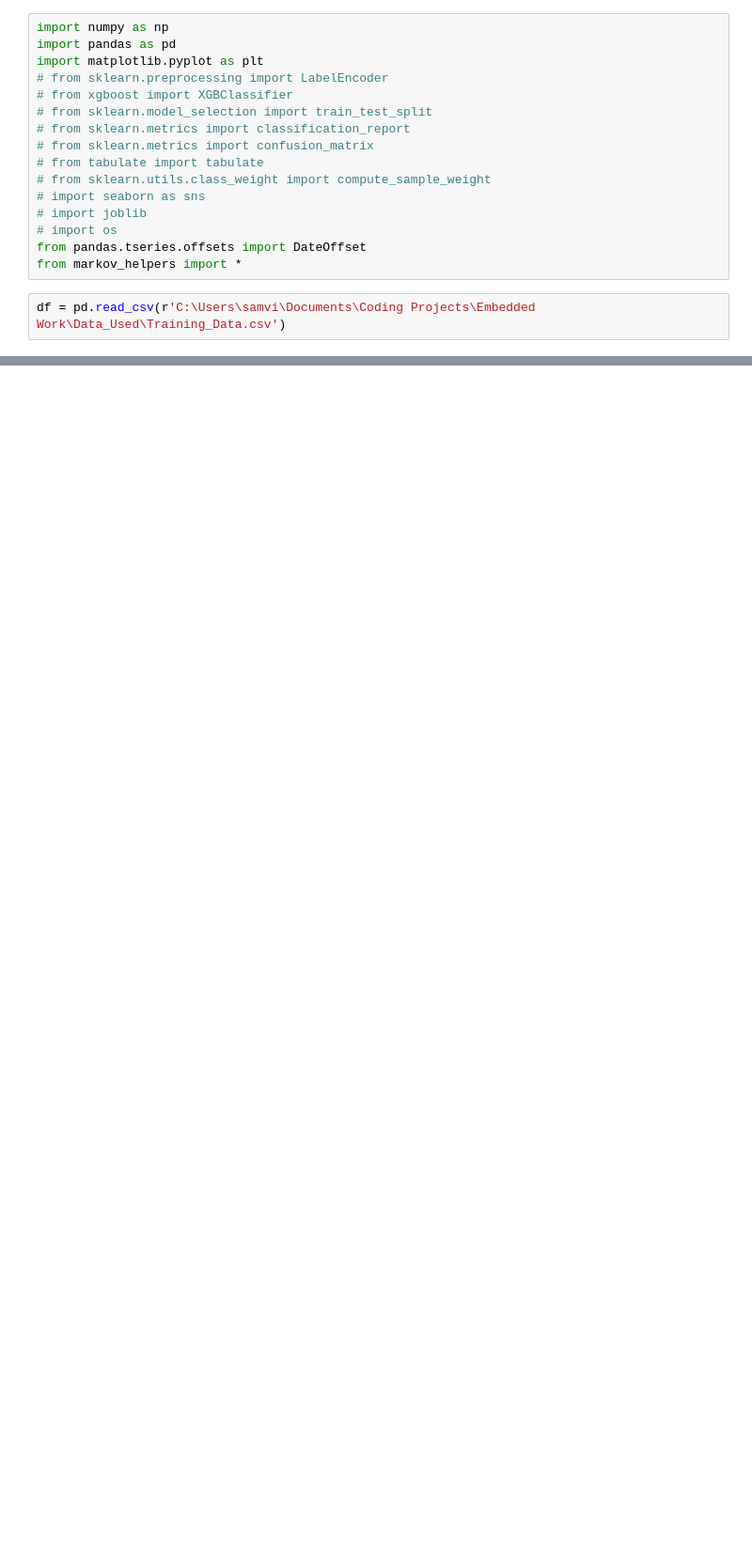
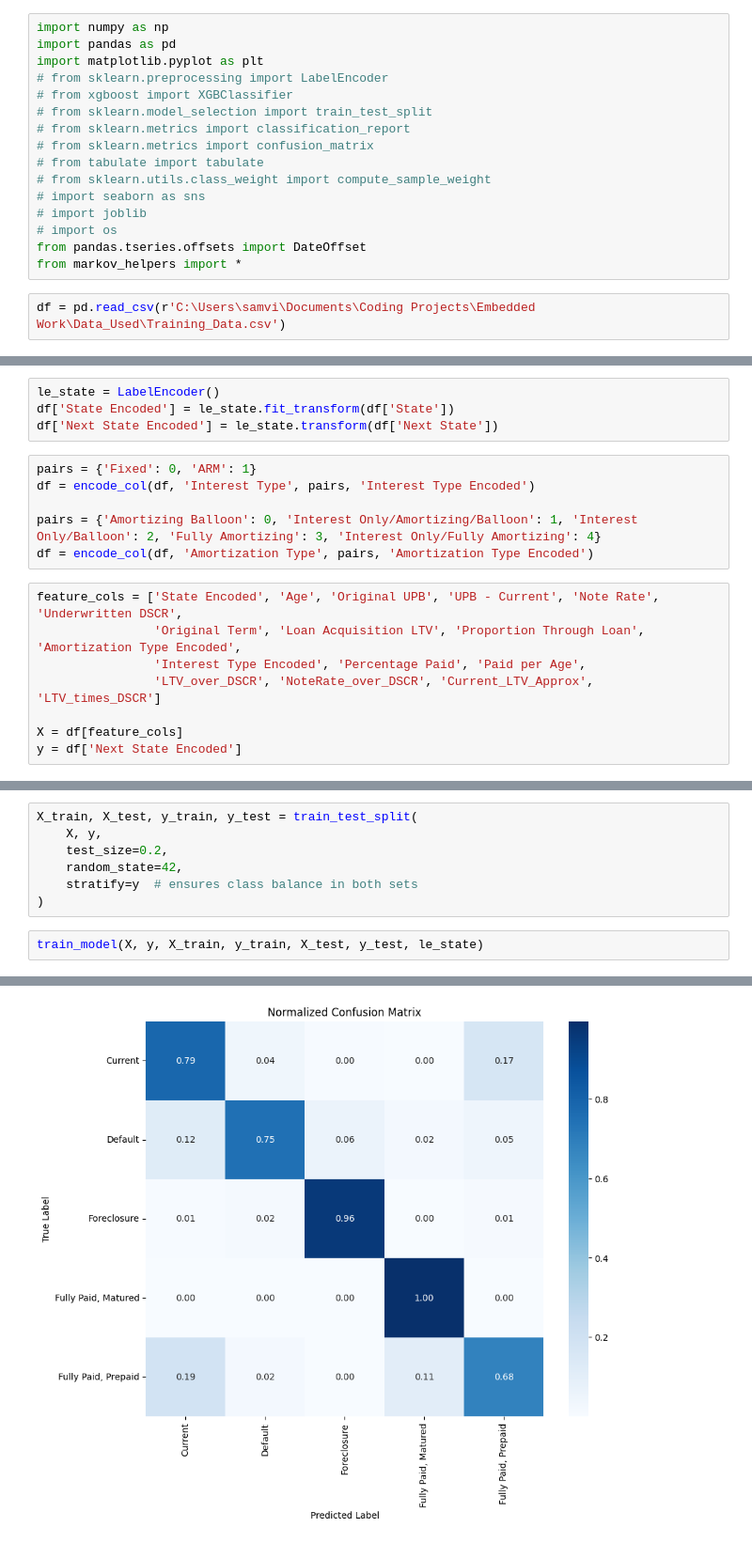
Before and after one commit to SamVirsik/Atrium-Loan-Default-Backup, a Jupyter notebook: State Model/Markov.ipynb, the cells around one changed output, grey strips where cells are left out. Shown at 94% size. Saved outputs shown, nothing was run; the diff lists cells and outputs as text; blank space fills up the shorter version.

```diff
--- a/State Model/Markov.ipynb
+++ b/State Model/Markov.ipynb
@@ -30,0 +21,18 @@ df.head()
+# %%
+le_state = LabelEncoder()
+df['State Encoded'] = le_state.fit_transform(df['State'])
+df['Next State Encoded'] = le_state.transform(df['Next State'])
+# %%
+pairs = {'Fixed': 0, 'ARM': 1}
+df = encode_col(df, 'Interest Type', pairs, 'Interest Type Encoded')
+
+pairs = {'Amortizing Balloon': 0, 'Interest Only/Amortizing/Balloon': 1, 'Interest Only/Balloon': 2, 'Fully Amortizing': 3, 'Interest Only/Fully Amortizing': 4}
+df = encode_col(df, 'Amortization Type', pairs, 'Amortization Type Encoded')
+# %%
+feature_cols = ['State Encoded', 'Age', 'Original UPB', 'UPB - Current', 'Note Rate', 'Underwritten DSCR',
+                'Original Term', 'Loan Acquisition LTV', 'Proportion Through Loan', 'Amortization Type Encoded',
+                'Interest Type Encoded', 'Percentage Paid', 'Paid per Age',
+                'LTV_over_DSCR', 'NoteRate_over_DSCR', 'Current_LTV_Approx', 'LTV_times_DSCR']
+
+X = df[feature_cols]
+y = df['Next State Encoded']
@@ -30,0 +41,10 @@ df.head()
+# %%
+X_train, X_test, y_train, y_test = train_test_split(
+    X, y,
+    test_size=0.2,
+    random_state=42,
+    stratify=y  # ensures class balance in both sets
+)
+# %%
+train_model(X, y, X_train, y_train, X_test, y_test, le_state)
+# %% [output]
@@ -30,0 +73 @@ df.head()
+[figure, added]
```
Also changed, not shown: parts of 7 cells of this notebook, 2 other files.
